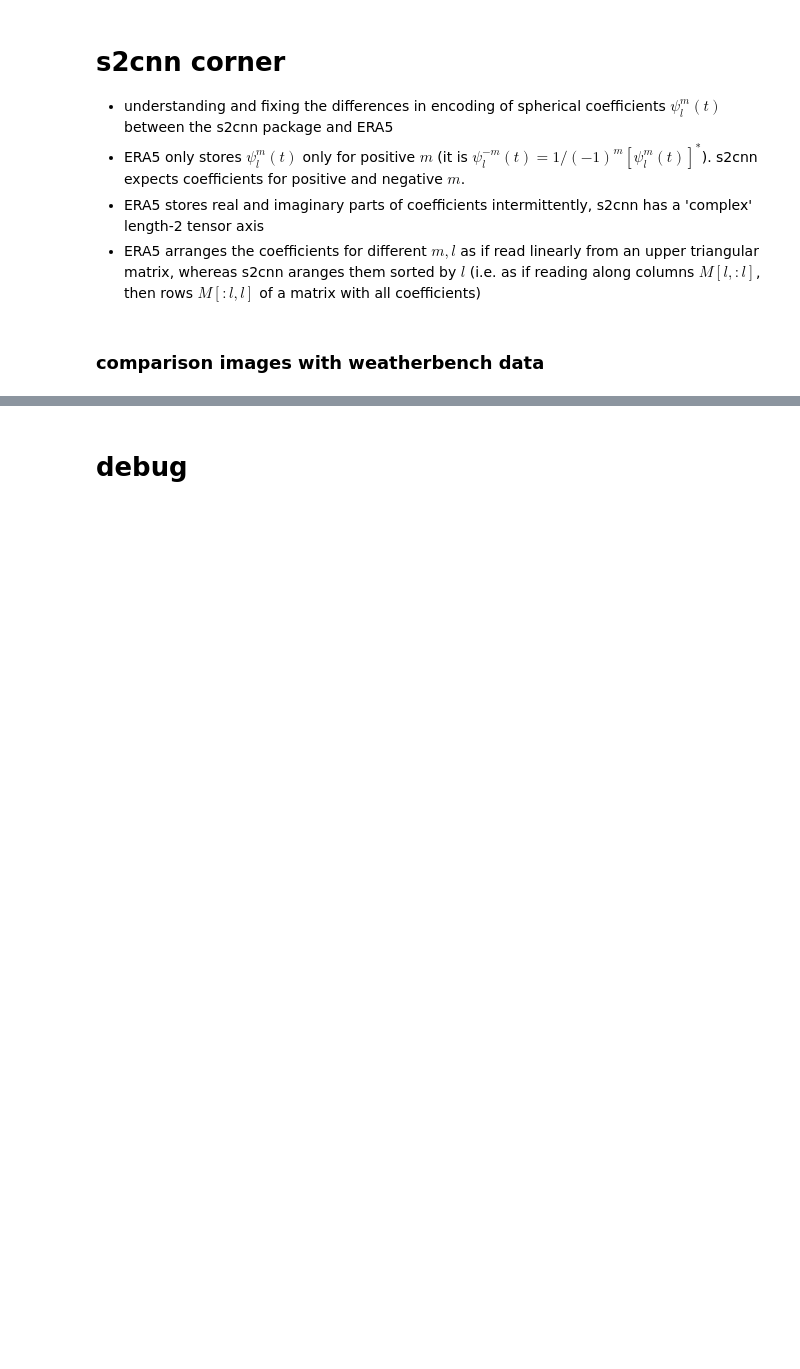
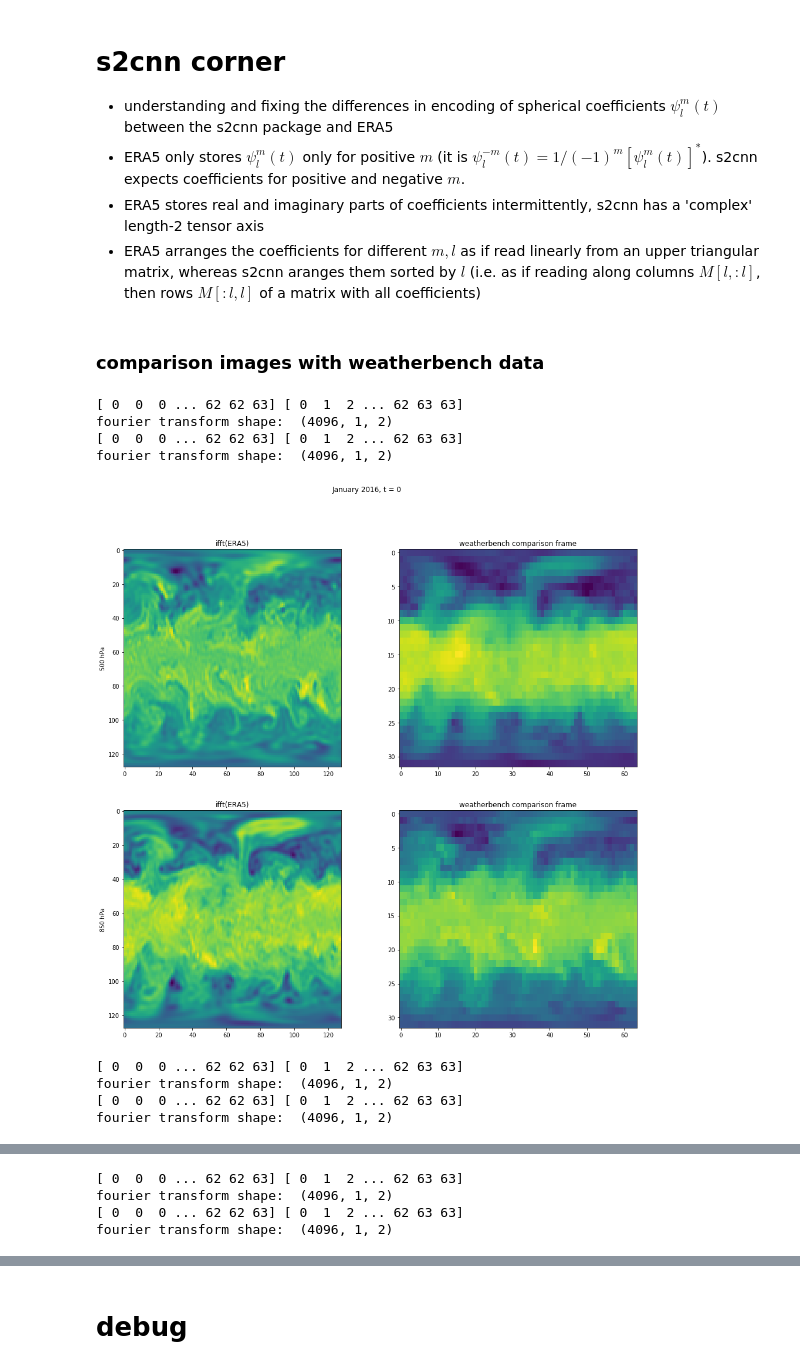
Before and after one commit to m-dml/WeatherBench, a Jupyter notebook: notebooks/decipher_ERA5_sh_format.ipynb, the cells around one changed output, grey strips where cells are left out. Drawn from its saved outputs; the diff is of its cells as text; code cells hidden in the pictures; blank space fills up the shorter version.

Commit message:
rewriting coefficient reordering between ERA5 and S2CNN to be cleaner & faster

```diff
--- a/notebooks/decipher_ERA5_sh_format.ipynb
+++ b/notebooks/decipher_ERA5_sh_format.ipynb
@@ -267,3 +249,39 @@ def cohmp(T, values, compl): # quick & dirty function to put values into (T+1)x(
+# %%
+# this function reads in spherical coefficients from ERA5 in 'values' and returns them ordered as for s2cnn
+def translate_idx(T):
+    T_ = T+1
+
+    # get indices of lower triangular matrix
+    idx_in_i, idx_in_j = np.where(np.triu(np.ones((T_,T_))))
+
+    # get indices to read out elements of full coefficient matrix
+    idx_out_i, idx_out_j = np.zeros(T_**2,dtype=np.int), np.zeros(T_**2, dtype=np.int)
+    for l in range(T_):
+        # first read indices m = -l : -1 from lower triangle, then  m = 0 : l from upper
+        idx_out_i[l**2 : l**2 + 2*l + 1] = np.asarray(np.concatenate([l*np.ones(l), np.arange(l+1)]), dtype=np.int)
+        # note there's a shift on the column indices in lower triangle due to Mc[1:,-1] = M[1:, 1:] above
+        idx_out_j[l**2 : l**2 + 2*l + 1] = np.asarray(np.concatenate([np.arange(l)[::-1], l**np.ones(l+1)]), dtype=np.int)
+
+    return idx_in_i, idx_in_j, idx_out_i, idx_out_j
+
+def cohmp(T, values, idcs=None): # quick & dirty function to put values into (T+1)x(T+1) upper triangular matrix.
+
+    T_ = T+1
+    idx_in_i, idx_in_j, idx_out_i, idx_out_j = translate_idx(T) if idcs is None else idcs
+
+    # read stored spherical coefficients into upper triangular matrix
+    M = np.zeros((T_, T_, 2))
+    for i in range(2):
+        M[idx_in_i,idx_in_j,i] = values[i::2]
+
+    # retrieve and store spherical coefficients for negative m
+    ms = (np.arange(1,T_).reshape(-1,1)+np.array([0,1]))[:,None,:]
+    M[1:,:-1,:] += (M[1:, 1:,:] / (-1)**ms).transpose(1,0,2) # (-1)^m on the *columns* (i.e. along 'm' axis)
+
+    # now read out elements of M in correct order ...
+    out = np.vstack([M[idx_out_i, idx_out_j,i] for i in range(2)]).T.reshape(-1,1,2)
+
+    return out
 # %%
 from s2cnn.soft.s2_fft import s2_ifft
 import torch
@@ -271,15 +289,18 @@ import torch
 t = 736 # time index (in h)
 lvl = 0 # level index (indexing [500, 850] hPa)
 
-ft = np.vstack([cohmp(T=63, values=x63.t.values[t,lvl,:][i::2], compl=(i==1)) for i in range(2)]).T.reshape(-1,1,2)
+idcs63 = translate_idx(63)
+ft = cohmp(T=63, values=x63.t.values[t,lvl,:], idcs=idcs63)
+
 print('fourier transform shape: ', ft.shape)
 
 x = s2_ifft(torch.tensor(ft, dtype=torch.float32), for_grad=False, b_out=None)
-plt.figure(figsize=(16,16))
+plt.figure(figsize=(16,8))
 titles = ['real part', 'imaginary part']
 for i in range(2):
     plt.subplot(1,2,i+1)
     plt.imshow(x[0,:,:,i])
+    plt.colorbar()
     plt.title(titles[i])
 plt.show()
 # %% [markdown]
@@ -291,32 +312,42 @@ for t in [0, 300, 736]:
     plt.figure(figsize=(16,15))
     for lvl in range(2):
 
-        ft = np.vstack([cohmp(T=63, values=x63.t.values[t,lvl,:][i::2], compl=(i==1)) for i in range(2)]).T.reshape(-1,1,2)
+        ft = cohmp(T=63, values=x63.t.values[t,lvl,:], idcs=idcs63)
         print('fourier transform shape: ', ft.shape)
 
         x = s2_ifft(torch.tensor(ft, dtype=torch.float32), for_grad=False, b_out=None)
         titles = ['ifft(ERA5)', 'imaginary part']
         for i in range(1):
             plt.subplot(2,2,i+1 + 2*lvl)
             plt.imshow(x[0,:,:,i])
             plt.title(titles[i])
             #plt.colorbar()
         if lvl == 0:
             plt.ylabel('500 hPa')
         else:
             plt.ylabel('850 hPa')
 
         datadir = '/gpfs/work/nonnenma/data/forecast_predictability/weatherbench/5_625deg/'
         var_dict = {'temperature': ('t', [500, 850])}
         x = xr.merge( # lazy: use xr.merge to get hour counts per year from chunk size
         [xr.open_mfdataset(f'{datadir}/{var}/*2016*.nc', combine='by_coords')
          for var in var_dict.keys()],
         fill_value=0  # For the 'tisr' NaNs
         )
         x = x.sel(level=[500, 850]).t.values
         plt.subplot(2,2,2 + 2*lvl)
         plt.imshow(np.flipud(np.hstack([x[t,lvl,:,32:],x[t,lvl,:,:32]])), aspect='auto')
         #plt.colorbar()
         plt.title('weatherbench comparison frame')
         plt.suptitle(f'January 2016, t = {t}')
     plt.show()
+# %% [output]
+[ 0  0  0 ... 62 62 63] [ 0  1  2 ... 62 63 63]
+fourier transform shape:  (4096, 1, 2)
+[ 0  0  0 ... 62 62 63] [ 0  1  2 ... 62 63 63]
+fourier transform shape:  (4096, 1, 2)
+[figure, added]
+[ 0  0  0 ... 62 62 63] [ 0  1  2 ... 62 63 63]
+fourier transform shape:  (4096, 1, 2)
+[ 0  0  0 ... 62 62 63] [ 0  1  2 ... 62 63 63]
+fourier transform shape:  (4096, 1, 2)
@@ -322,0 +355,4 @@ for t in [0, 300, 736]:
+[ 0  0  0 ... 62 62 63] [ 0  1  2 ... 62 63 63]
+fourier transform shape:  (4096, 1, 2)
+[ 0  0  0 ... 62 62 63] [ 0  1  2 ... 62 63 63]
+fourier transform shape:  (4096, 1, 2)
```
Also changed, not shown: parts of 9 cells of this notebook.
